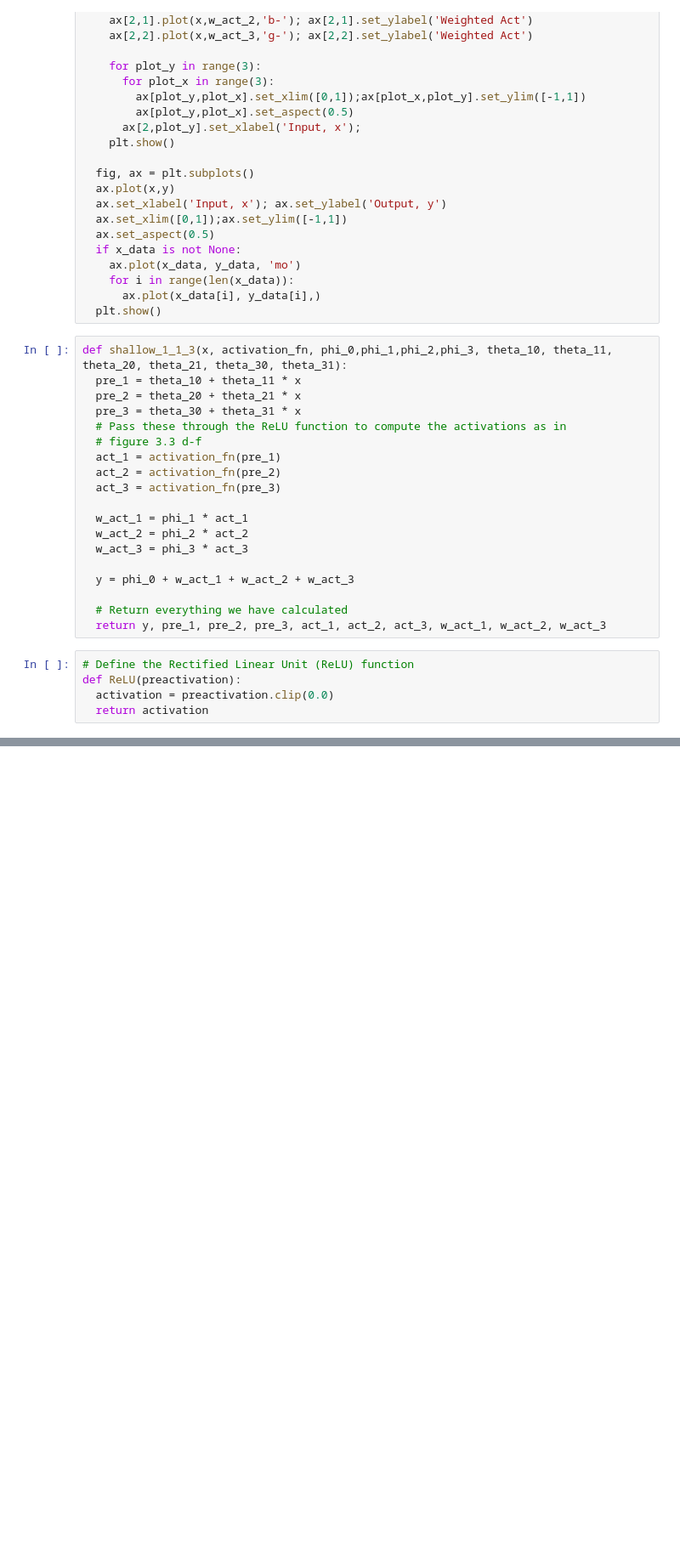
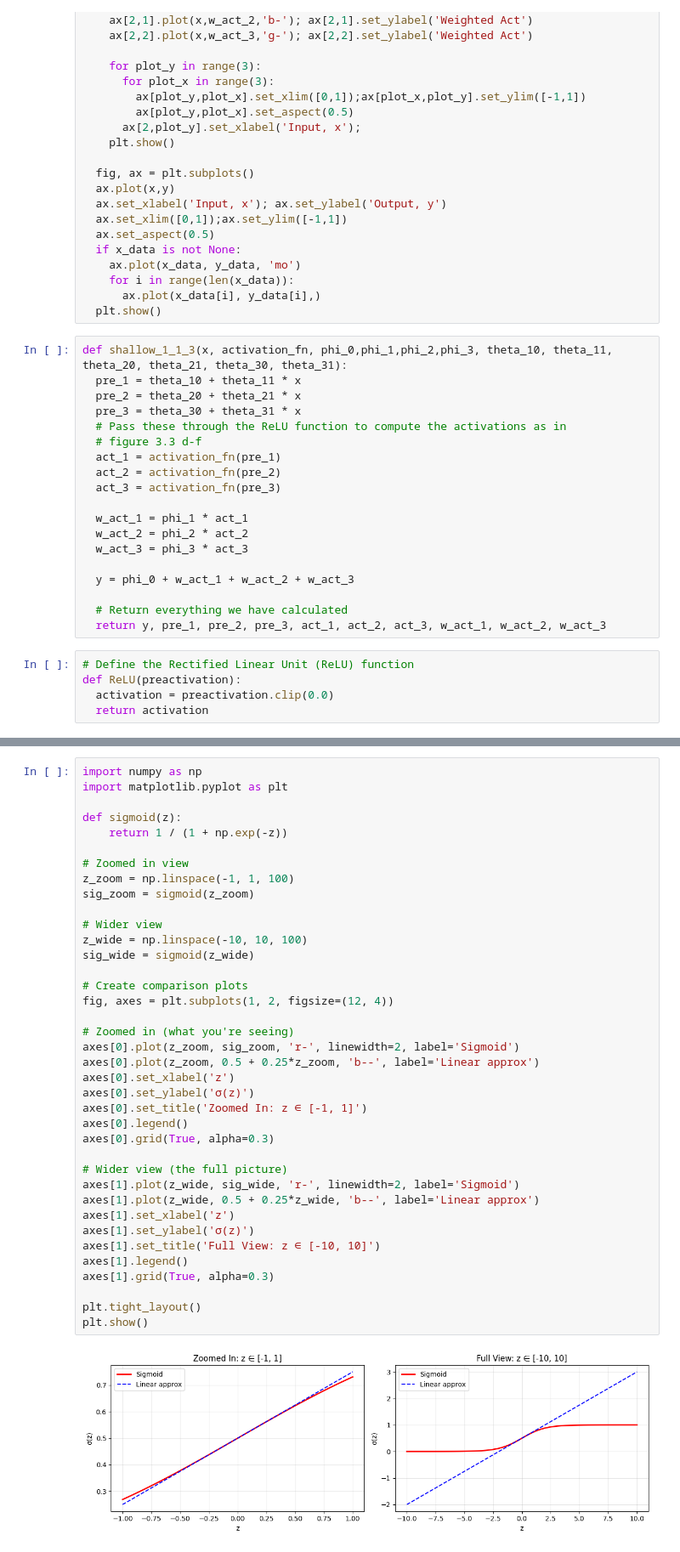
Before and after one commit to Saransh-Basu-01/Understanding-Deep-learning-, a Jupyter notebook: Shallow_Neural_Networks4.ipynb, the cells around one changed output, grey strips where cells are left out. Shown at 85% size. Drawn from its saved outputs; the diff is of its cells as text; blank space fills up the shorter version.

```diff
--- a/Shallow_Neural_Networks4.ipynb
+++ b/Shallow_Neural_Networks4.ipynb
@@ -66,0 +121,40 @@ def ReLU(preactivation):
+# %%
+import numpy as np
+import matplotlib.pyplot as plt
+
+def sigmoid(z):
+    return 1 / (1 + np.exp(-z))
+
+# Zoomed in view
+z_zoom = np.linspace(-1, 1, 100)
+sig_zoom = sigmoid(z_zoom)
+
+# Wider view
+z_wide = np.linspace(-10, 10, 100)
+sig_wide = sigmoid(z_wide)
+
+# Create comparison plots
+fig, axes = plt.subplots(1, 2, figsize=(12, 4))
+
+# Zoomed in (what you're seeing)
+axes[0].plot(z_zoom, sig_zoom, 'r-', linewidth=2, label='Sigmoid')
+axes[0].plot(z_zoom, 0.5 + 0.25*z_zoom, 'b--', label='Linear approx')
+axes[0].set_xlabel('z')
+axes[0].set_ylabel('σ(z)')
+axes[0].set_title('Zoomed In: z ∈ [-1, 1]')
+axes[0].legend()
+axes[0].grid(True, alpha=0.3)
+
+# Wider view (the full picture)
+axes[1].plot(z_wide, sig_wide, 'r-', linewidth=2, label='Sigmoid')
+axes[1].plot(z_wide, 0.5 + 0.25*z_wide, 'b--', label='Linear approx')
+axes[1].set_xlabel('z')
+axes[1].set_ylabel('σ(z)')
+axes[1].set_title('Full View: z ∈ [-10, 10]')
+axes[1].legend()
+axes[1].grid(True, alpha=0.3)
+
+plt.tight_layout()
+plt.show()
+# %% [output]
+[figure, added]
```
Also changed, not shown: parts of 4 cells of this notebook.
